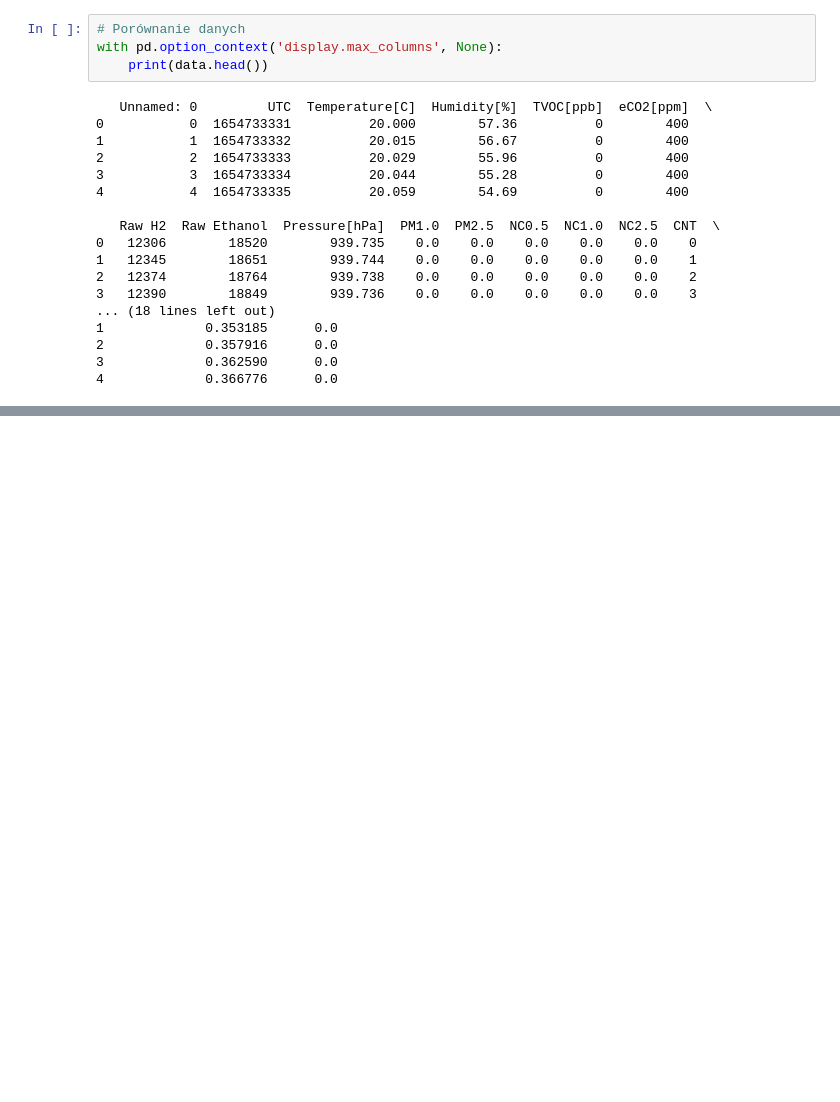
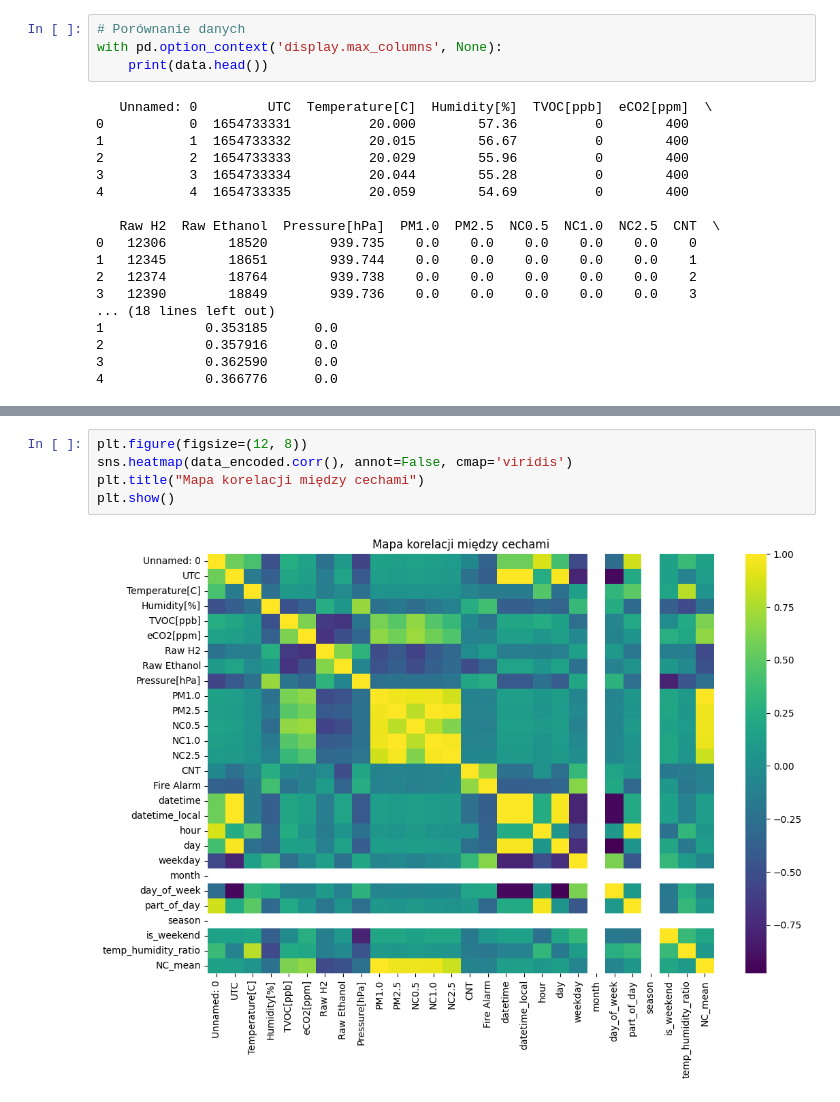
Before and after one commit to maciek102/ZMUM-project, a Jupyter notebook: ZMUM Projekt.ipynb, the cells around one changed output, grey strips where cells are left out. Drawn from its saved outputs; the diff is of its cells as text; blank space fills up the shorter version.

```diff
--- a/ZMUM Projekt.ipynb
+++ b/ZMUM Projekt.ipynb
@@ -279,0 +354,7 @@ data_knn.head()
+# %%
+plt.figure(figsize=(12, 8))
+sns.heatmap(data_encoded.corr(), annot=False, cmap='viridis')
+plt.title("Mapa korelacji między cechami")
+plt.show()
+# %% [output]
+[figure, added]
```
Also changed, not shown: parts of 11 cells of this notebook, 1 other file.
